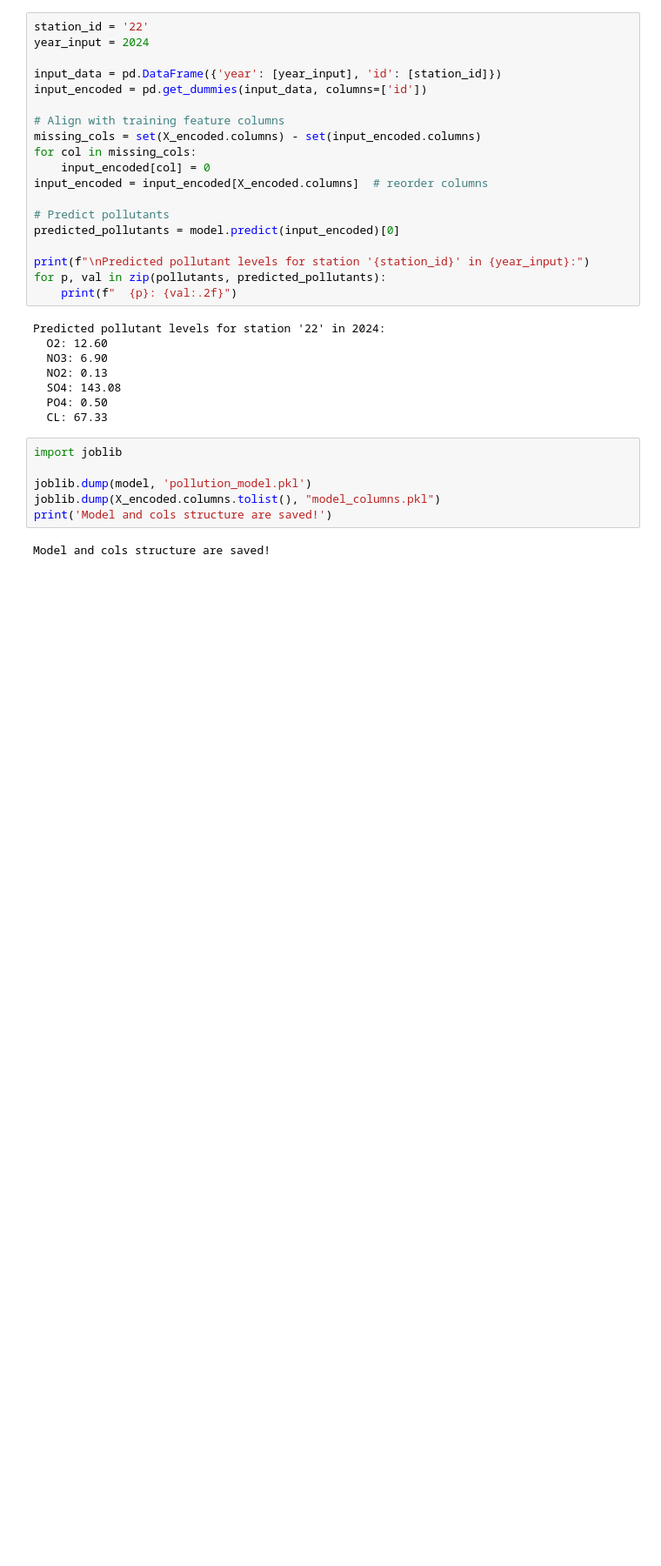
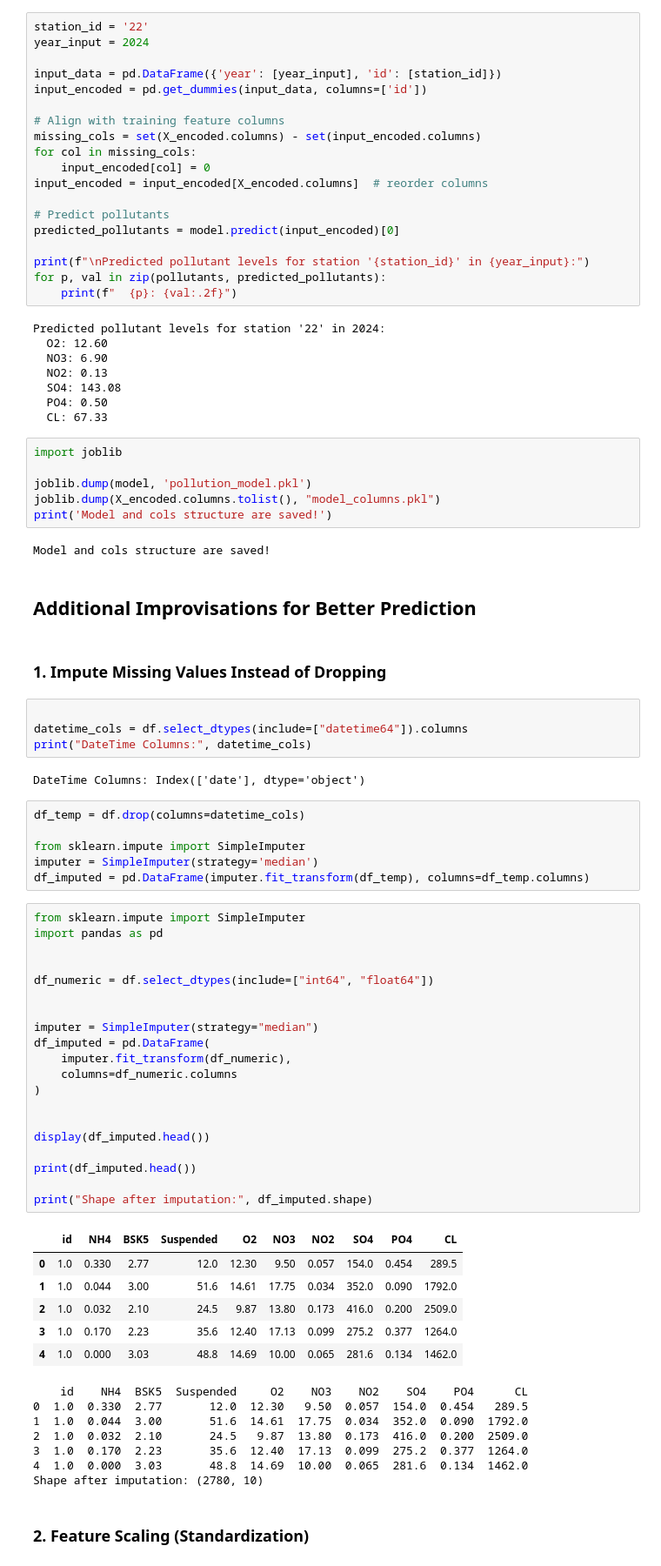
Before and after one commit to Kath395/WaterQualityPrediction_AICTE, a Jupyter notebook: WaterQualityPrediction.ipynb, the cells around one changed output. Shown at 87% size. Cells and saved outputs as stored; diff of their text form; blank space fills up the shorter version.

```diff
--- a/WaterQualityPrediction.ipynb
+++ b/WaterQualityPrediction.ipynb
@@ -271,3 +271,55 @@ joblib.dump(X_encoded.columns.tolist(), "model_columns.pkl")
 print('Model and cols structure are saved!')
 # %% [output]
 Model and cols structure are saved!
+# %% [markdown]
+##  Additional Improvisations for Better Prediction
+# %% [markdown]
+###  1. Impute Missing Values Instead of Dropping
+# %%
+
+datetime_cols = df.select_dtypes(include=["datetime64"]).columns
+print("DateTime Columns:", datetime_cols)
+# %% [output]
+DateTime Columns: Index(['date'], dtype='object')
+# %%
+df_temp = df.drop(columns=datetime_cols)
+
+from sklearn.impute import SimpleImputer
+imputer = SimpleImputer(strategy='median')
+df_imputed = pd.DataFrame(imputer.fit_transform(df_temp), columns=df_temp.columns)
+# %%
+from sklearn.impute import SimpleImputer
+import pandas as pd
+
+
+df_numeric = df.select_dtypes(include=["int64", "float64"])
+
+
+imputer = SimpleImputer(strategy="median")
+df_imputed = pd.DataFrame(
+    imputer.fit_transform(df_numeric),
+    columns=df_numeric.columns
+)
+
+
+display(df_imputed.head())
+
+print(df_imputed.head())
+
+print("Shape after imputation:", df_imputed.shape)
+# %% [output]
+|  | id | NH4 | BSK5 | Suspended | O2 | NO3 | NO2 | SO4 | PO4 | CL |
+| 0 | 1.0 | 0.330 | 2.77 | 12.0 | 12.30 | 9.50 | 0.057 | 154.0 | 0.454 | 289.5 |
+| 1 | 1.0 | 0.044 | 3.00 | 51.6 | 14.61 | 17.75 | 0.034 | 352.0 | 0.090 | 1792.0 |
+| 2 | 1.0 | 0.032 | 2.10 | 24.5 | 9.87 | 13.80 | 0.173 | 416.0 | 0.200 | 2509.0 |
+| 3 | 1.0 | 0.170 | 2.23 | 35.6 | 12.40 | 17.13 | 0.099 | 275.2 | 0.377 | 1264.0 |
+| 4 | 1.0 | 0.000 | 3.03 | 48.8 | 14.69 | 10.00 | 0.065 | 281.6 | 0.134 | 1462.0 |
+    id    NH4  BSK5  Suspended     O2    NO3    NO2    SO4    PO4      CL
+0  1.0  0.330  2.77       12.0  12.30   9.50  0.057  154.0  0.454   289.5
+1  1.0  0.044  3.00       51.6  14.61  17.75  0.034  352.0  0.090  1792.0
+2  1.0  0.032  2.10       24.5   9.87  13.80  0.173  416.0  0.200  2509.0
+3  1.0  0.170  2.23       35.6  12.40  17.13  0.099  275.2  0.377  1264.0
+4  1.0  0.000  3.03       48.8  14.69  10.00  0.065  281.6  0.134  1462.0
+Shape after imputation: (2780, 10)
+# %% [markdown]
+###  2. Feature Scaling (Standardization)
```
Also changed, not shown: parts of 21 cells of this notebook.
